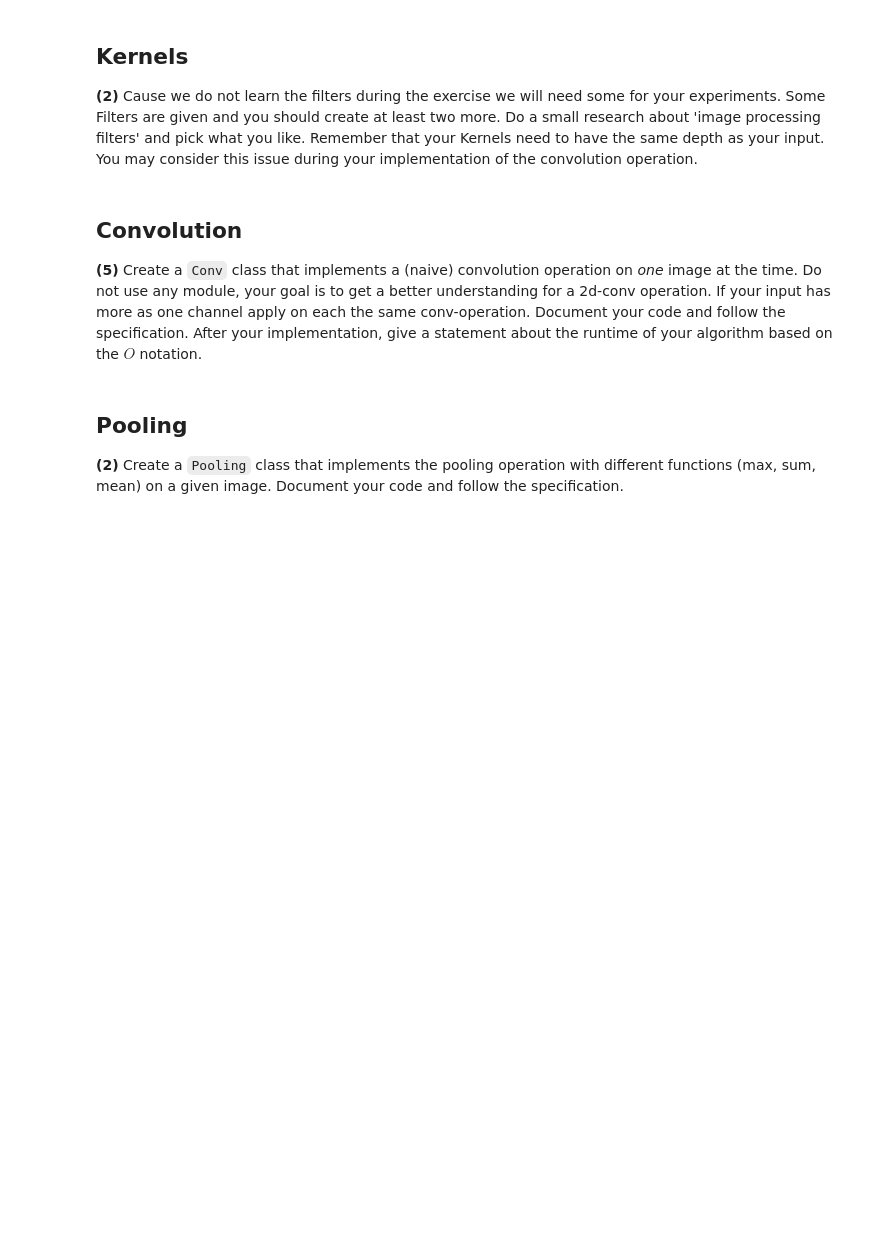
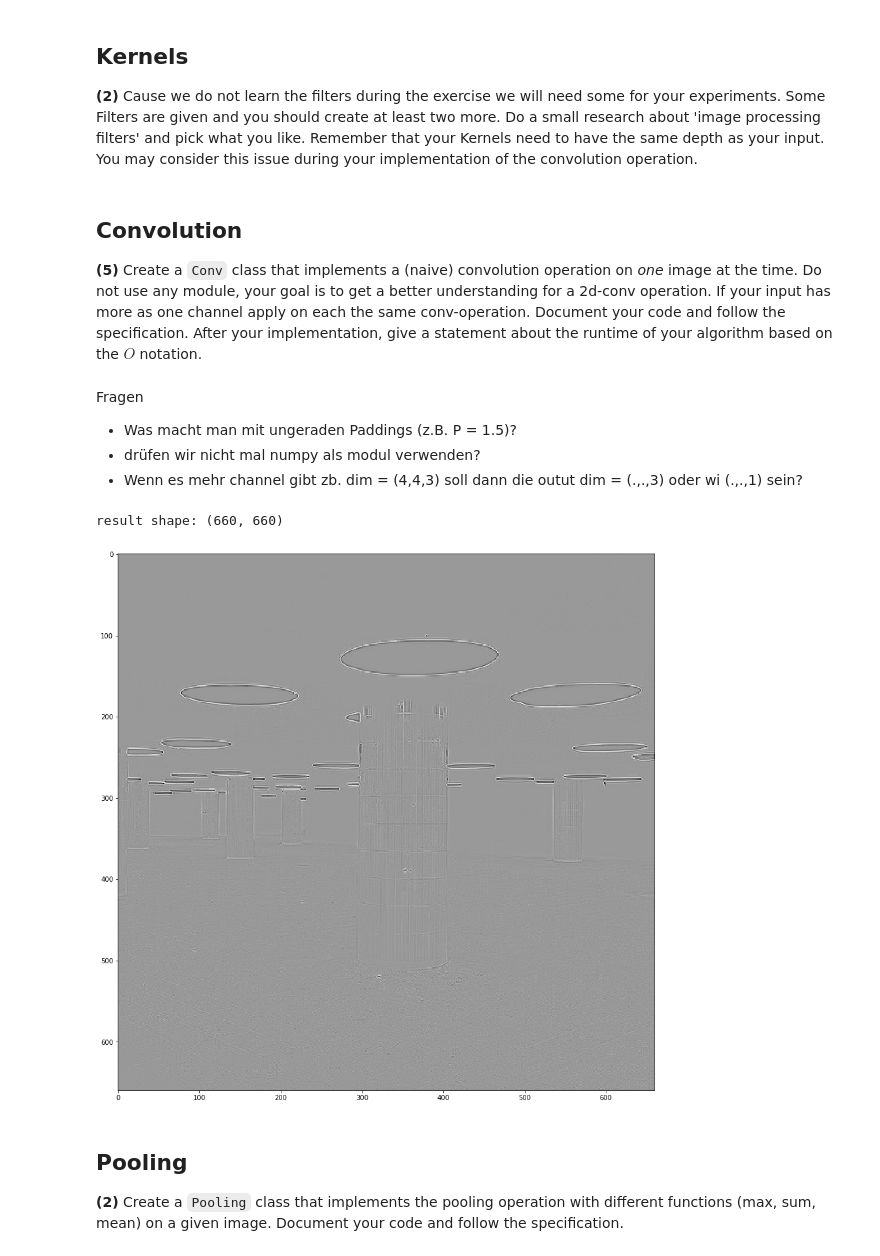
Before and after one commit to marisanest/neural-networks, a Jupyter notebook: Assignment_03/convolution_pooling.ipynb, the cells around one changed output. Saved outputs shown, nothing was run; the diff lists cells and outputs as text; code cells hidden in the pictures; blank space fills up the shorter version.

```diff
--- a/Assignment_03/convolution_pooling.ipynb
+++ b/Assignment_03/convolution_pooling.ipynb
@@ -61,9 +66,14 @@ Cause we do not learn the filters during the exercise we will need some for your
 # typical edge detection filter
 class Kernels:
     def __init__(self):
-        self.edge_detector_2d = np.array([[0., 1., 0.],[1., -4., 1.],[0., 1., 0.]])
+        self.edge_detector_1_2d = np.array([[0., 1., 0.],[1., -4., 1.],[0., 1., 0.]])
+        self.edge_detector_2_2d = np.array([[1., 0., -1.],[0., 0., 0.],[-1., 0., 1.]])
+        self.edge_detector_3_2d = np.array([[-1., -1., -1.],[-1., 8., -1.],[-1., -1., -1.]])
         self.sobel_2d = np.array([[1.,2.,1.],[0.,0.,0],[-1.,-2.,-1.]])
         self.gauss_2d = self.blur()
+        self.sharpen_2d = np.array([[0., -1., 0.],[-1., 5., -1.],[0., -1., 0.]])
+        self.box_blur_2d = 1/9 * np.array([[1., 1., 1.],[1., 1., 1.],[1., 1., 1.]])
+        self.identity_2d = np.array([[0., 0., 0.],[0., 1., 0.],[0., 0., 0.]])
 
     def blur(self):
         gauss_1d = scipy.signal.get_window(('gaussian',1.),15)
@@ -73,6 +83,11 @@ class Kernels:
 ## Convolution
 **(5)**
 Create a `Conv` class that implements a (naive) convolution operation on _one_ image at the time. Do not use any module, your goal is to get a better understanding for a 2d-conv operation. If your input has more as one channel apply on each the same conv-operation. Document your code and follow the  specification. After your implementation, give a statement about the runtime of your algorithm based on the $O$ notation.
+# %% [markdown]
+Fragen
+* Was macht man mit ungeraden Paddings (z.B. P = 1.5)?
+* drüfen wir nicht mal numpy als modul verwenden?
+* Wenn es mehr channel gibt zb. dim = (4,4,3) soll dann die outut dim = (.,.,3) oder wi (.,.,1) sein?
 # %%
 class Conv:
     def __init__(self, image_dim, kernel, stride=1, padding=True, verbose=None):
@@ -99,3 +156,16 @@ class Conv:
+# %%
+conv = Conv(img_rgb.shape, Kernels().edge_detector_1_2d)
+result = conv.forward(image)
+
+print('result shape:', result.shape)
+
+# Example plot
+fig, (ax1) = plt.subplots(1, sharey=True,figsize=(15,15))
+ax1.imshow(result, cmap="Greys_r")
+plt.show()
+# %% [output]
+result shape: (660, 660)
+[figure, added]
 # %% [markdown]
 ## Pooling
 **(2)**
```
Also changed, not shown: parts of 3 cells of this notebook.
